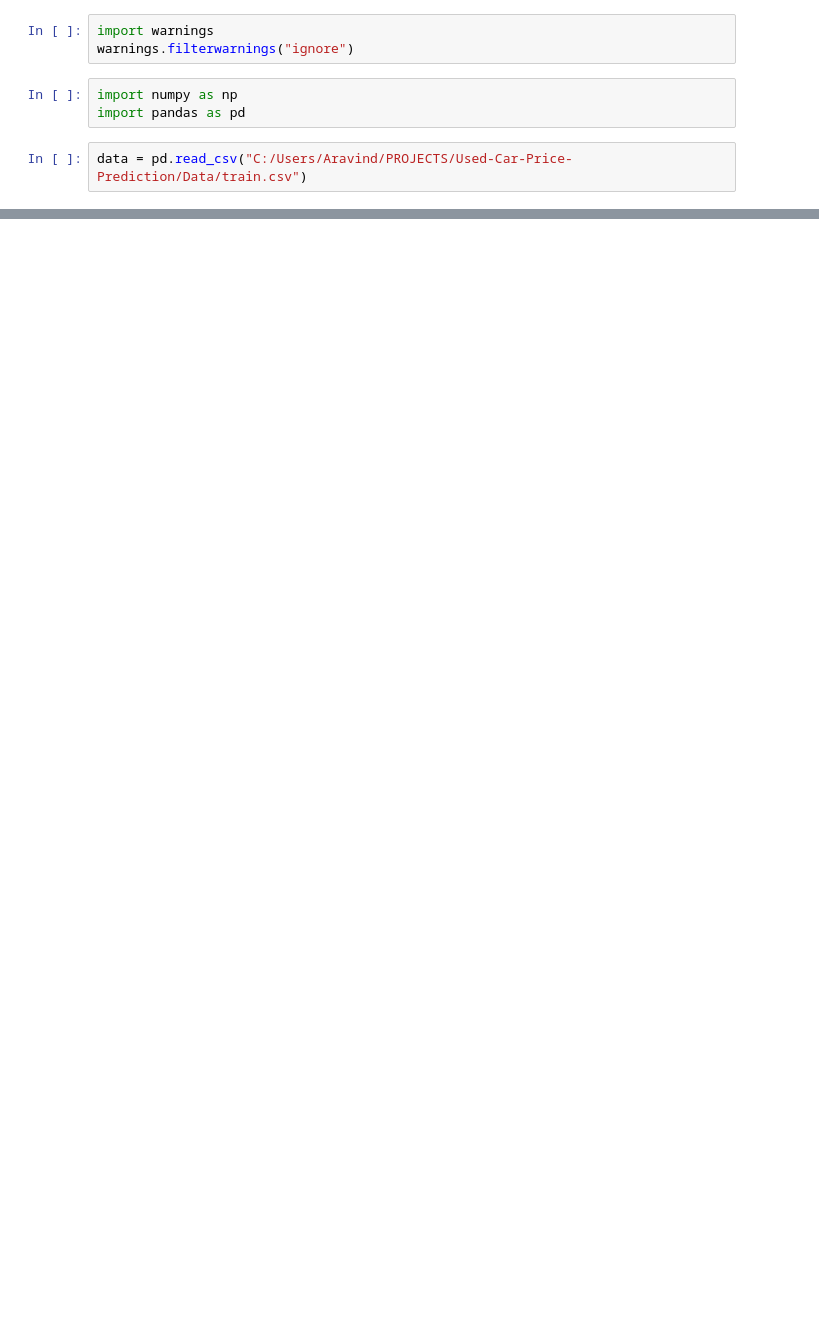
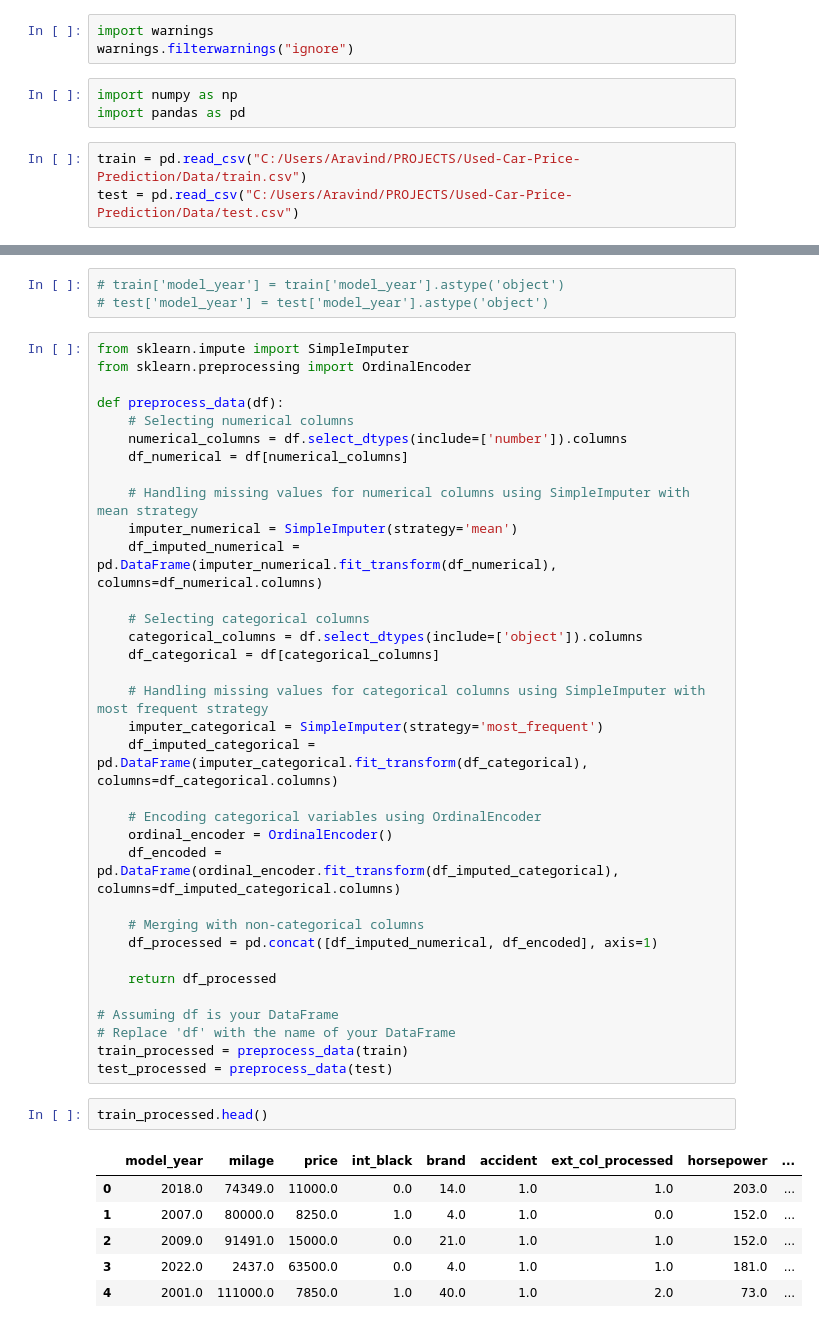
Before and after one commit to avd1729/Used-Car-Price-Prediction, a Jupyter notebook: Notebooks/main.ipynb, the cells around one changed output, grey strips where cells are left out. Drawn from its saved outputs; the diff is of its cells as text; blank space fills up the shorter version.

```diff
--- a/Notebooks/main.ipynb
+++ b/Notebooks/main.ipynb
@@ -5,5 +5,6 @@ warnings.filterwarnings("ignore")
 import numpy as np
 import pandas as pd
 # %%
-data = pd.read_csv("C:/Users/Aravind/PROJECTS/Used-Car-Price-Prediction/Data/train.csv")
+train = pd.read_csv("C:/Users/Aravind/PROJECTS/Used-Car-Price-Prediction/Data/train.csv")
+test = pd.read_csv("C:/Users/Aravind/PROJECTS/Used-Car-Price-Prediction/Data/test.csv")
 # %%
@@ -63,0 +172,46 @@ Name: count, dtype: int64
+# %%
+# train['model_year'] = train['model_year'].astype('object')
+# test['model_year'] = test['model_year'].astype('object')
+# %%
+from sklearn.impute import SimpleImputer
+from sklearn.preprocessing import OrdinalEncoder
+
+def preprocess_data(df):
+    # Selecting numerical columns
+    numerical_columns = df.select_dtypes(include=['number']).columns
+    df_numerical = df[numerical_columns]
+
+    # Handling missing values for numerical columns using SimpleImputer with mean strategy
+    imputer_numerical = SimpleImputer(strategy='mean')
+    df_imputed_numerical = pd.DataFrame(imputer_numerical.fit_transform(df_numerical), columns=df_numerical.columns)
+
+    # Selecting categorical columns
+    categorical_columns = df.select_dtypes(include=['object']).columns
+    df_categorical = df[categorical_columns]
+
+    # Handling missing values for categorical columns using SimpleImputer with most frequent strategy
+    imputer_categorical = SimpleImputer(strategy='most_frequent')
+    df_imputed_categorical = pd.DataFrame(imputer_categorical.fit_transform(df_categorical), columns=df_categorical.columns)
+
+    # Encoding categorical variables using OrdinalEncoder
+    ordinal_encoder = OrdinalEncoder()
+    df_encoded = pd.DataFrame(ordinal_encoder.fit_transform(df_imputed_categorical), columns=df_imputed_categorical.columns)
+
+    # Merging with non-categorical columns
+    df_processed = pd.concat([df_imputed_numerical, df_encoded], axis=1)
+
+    return df_processed
+
+# Assuming df is your DataFrame
+# Replace 'df' with the name of your DataFrame
+train_processed = preprocess_data(train)
+test_processed = preprocess_data(test)
+# %%
+train_processed.head()
+# %% [output]
+|  | model_year | milage | price | int_black | brand | accident | ext_col_processed | horsepower | ... |
+| 0 | 2018.0 | 74349.0 | 11000.0 | 0.0 | 14.0 | 1.0 | 1.0 | 203.0 | ... |
+| 1 | 2007.0 | 80000.0 | 8250.0 | 1.0 | 4.0 | 1.0 | 0.0 | 152.0 | ... |
+| 2 | 2009.0 | 91491.0 | 15000.0 | 0.0 | 21.0 | 1.0 | 1.0 | 152.0 | ... |
+| 3 | 2022.0 | 2437.0 | 63500.0 | 0.0 | 4.0 | 1.0 | 1.0 | 181.0 | ... |
+| 4 | 2001.0 | 111000.0 | 7850.0 | 1.0 | 40.0 | 1.0 | 2.0 | 73.0 | ... |
```
Also changed, not shown: parts of 20 cells of this notebook.
